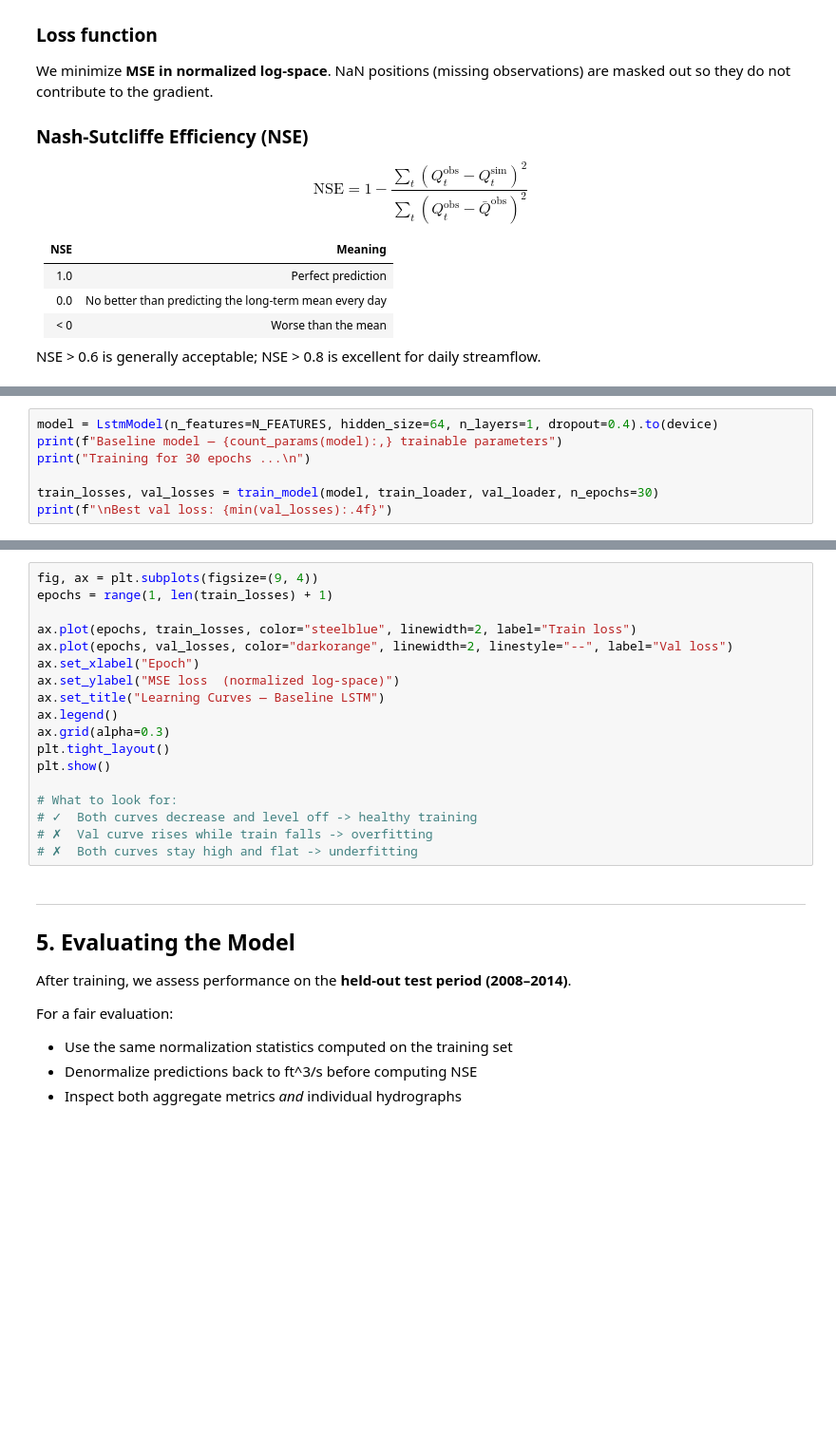
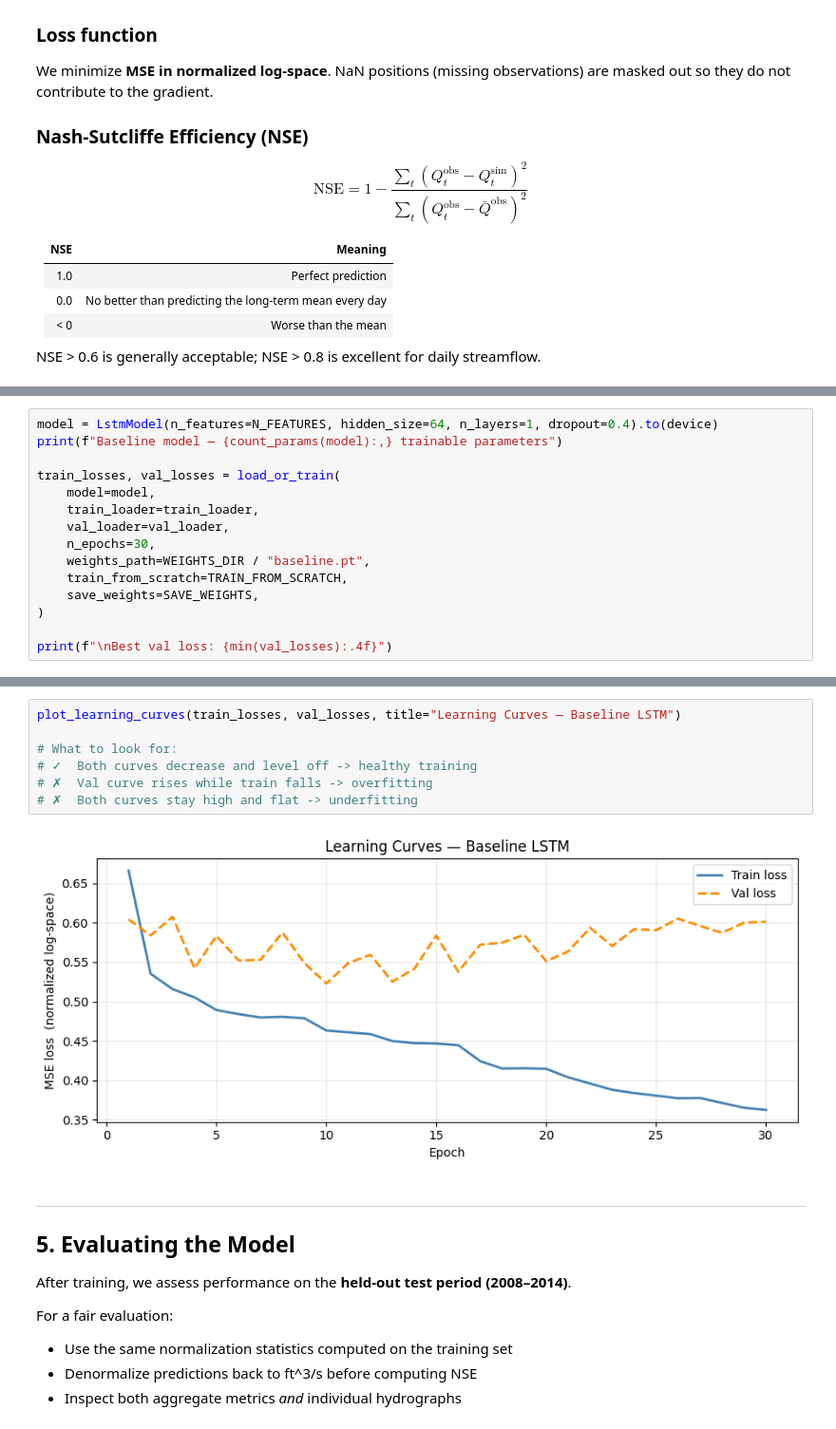
Before and after one commit to leoglonz/Foundations-of-ML, a Jupyter notebook: tutorials/01_ml_pipeline_streamflow.ipynb, the cells around one changed output, grey strips where cells are left out. Shown at 95% size. Saved outputs shown, nothing was run; the diff lists cells and outputs as text; blank space fills up the shorter version.

```diff
--- a/tutorials/01_ml_pipeline_streamflow.ipynb
+++ b/tutorials/01_ml_pipeline_streamflow.ipynb
@@ -500,7 +490,15 @@ def train_model(model, train_loader, val_loader,
 # %%
 model = LstmModel(n_features=N_FEATURES, hidden_size=64, n_layers=1, dropout=0.4).to(device)
 print(f"Baseline model — {count_params(model):,} trainable parameters")
-print("Training for 30 epochs ...\n")
 
-train_losses, val_losses = train_model(model, train_loader, val_loader, n_epochs=30)
+train_losses, val_losses = load_or_train(
+    model=model,
+    train_loader=train_loader,
+    val_loader=val_loader,
+    n_epochs=30,
+    weights_path=WEIGHTS_DIR / "baseline.pt",
+    train_from_scratch=TRAIN_FROM_SCRATCH,
+    save_weights=SAVE_WEIGHTS,
+)
+
 print(f"\nBest val loss: {min(val_losses):.4f}")
@@ -507,21 +510,12 @@ print(f"\nBest val loss: {min(val_losses):.4f}")
 # %%
-fig, ax = plt.subplots(figsize=(9, 4))
-epochs = range(1, len(train_losses) + 1)
-
-ax.plot(epochs, train_losses, color="steelblue", linewidth=2, label="Train loss")
-ax.plot(epochs, val_losses, color="darkorange", linewidth=2, linestyle="--", label="Val loss")
-ax.set_xlabel("Epoch")
-ax.set_ylabel("MSE loss  (normalized log-space)")
-ax.set_title("Learning Curves — Baseline LSTM")
-ax.legend()
-ax.grid(alpha=0.3)
-plt.tight_layout()
-plt.show()
+plot_learning_curves(train_losses, val_losses, title="Learning Curves — Baseline LSTM")
 
 # What to look for:
 # ✓  Both curves decrease and level off -> healthy training
 # ✗  Val curve rises while train falls -> overfitting
 # ✗  Both curves stay high and flat -> underfitting
+# %% [output]
+[figure, added]
 # %% [markdown]
 
 ---
```
Also changed, not shown: parts of 42 cells of this notebook, 16 other files.
